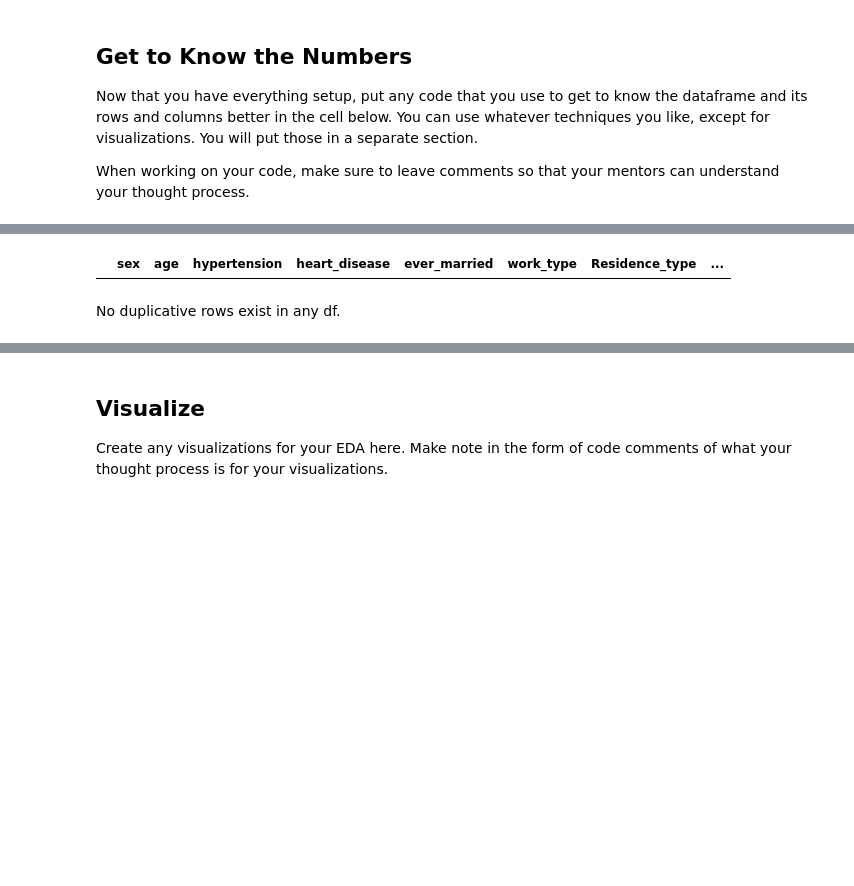
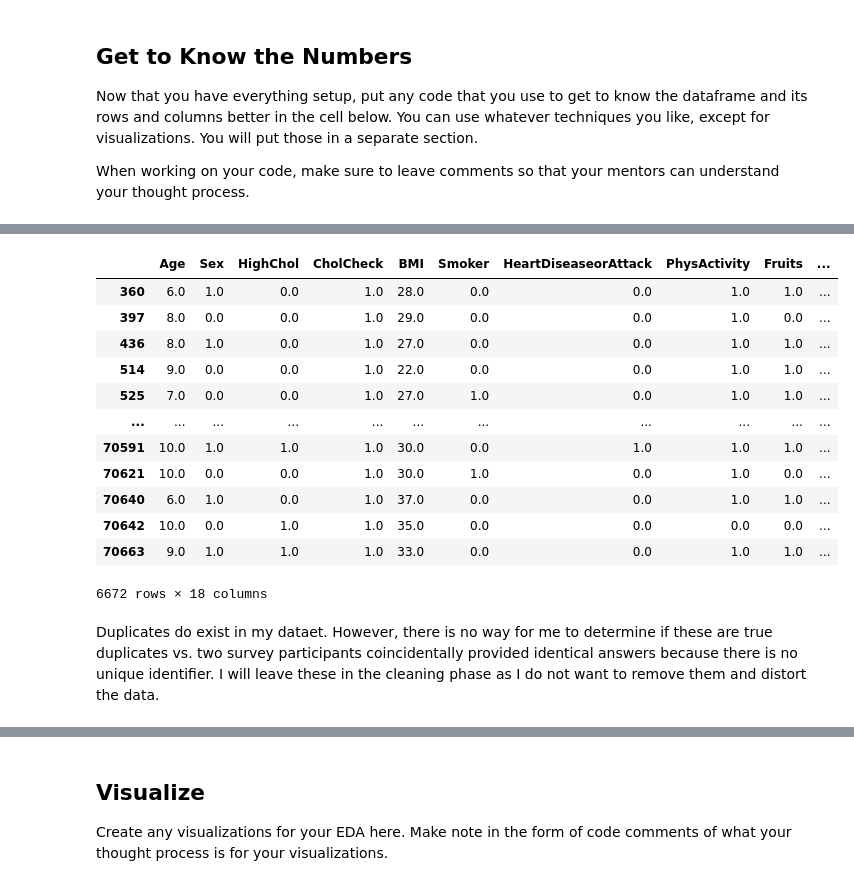
Before and after one commit to mcampbell07/eda-checkpoint, a Jupyter notebook: checkpoint-two.ipynb, the cells around one changed output, grey strips where cells are left out. Drawn from its saved outputs; the diff is of its cells as text; code cells hidden in the pictures; blank space fills up the shorter version.

```diff
--- a/checkpoint-two.ipynb
+++ b/checkpoint-two.ipynb
@@ -304,9 +145,19 @@ These results make sense as most of the data represents answers to "yes" or "no"
 # %%
 # checking for any duplicate entires
 diabetes_df.loc[diabetes_df.duplicated()]
-hypertension_df.loc[hypertension_df.duplicated()]
-stroke_df.loc[stroke_df.duplicated()]
 # %% [output]
-|  | sex | age | hypertension | heart_disease | ever_married | work_type | Residence_type | ... |
+|  | Age | Sex | HighChol | CholCheck | BMI | Smoker | HeartDiseaseorAttack | PhysActivity | Fruits | ... |
+| 360 | 6.0 | 1.0 | 0.0 | 1.0 | 28.0 | 0.0 | 0.0 | 1.0 | 1.0 | ... |
+| 397 | 8.0 | 0.0 | 0.0 | 1.0 | 29.0 | 0.0 | 0.0 | 1.0 | 0.0 | ... |
+| 436 | 8.0 | 1.0 | 0.0 | 1.0 | 27.0 | 0.0 | 0.0 | 1.0 | 1.0 | ... |
+| 514 | 9.0 | 0.0 | 0.0 | 1.0 | 22.0 | 0.0 | 0.0 | 1.0 | 1.0 | ... |
+| 525 | 7.0 | 0.0 | 0.0 | 1.0 | 27.0 | 1.0 | 0.0 | 1.0 | 1.0 | ... |
+| ... | ... | ... | ... | ... | ... | ... | ... | ... | ... | ... |
+| 70591 | 10.0 | 1.0 | 1.0 | 1.0 | 30.0 | 0.0 | 1.0 | 1.0 | 1.0 | ... |
+| 70621 | 10.0 | 0.0 | 0.0 | 1.0 | 30.0 | 1.0 | 0.0 | 1.0 | 0.0 | ... |
+| 70640 | 6.0 | 1.0 | 0.0 | 1.0 | 37.0 | 0.0 | 0.0 | 1.0 | 1.0 | ... |
+| 70642 | 10.0 | 0.0 | 1.0 | 1.0 | 35.0 | 0.0 | 0.0 | 0.0 | 0.0 | ... |
+| 70663 | 9.0 | 1.0 | 1.0 | 1.0 | 33.0 | 0.0 | 0.0 | 1.0 | 1.0 | ... |
+6672 rows × 18 columns
-# %% [markdown]
-No duplicative rows exist in any df.
+# %% [markdown]
+Duplicates do exist in my dataet. However, there is no way for me to determine if these are true duplicates vs. two survey participants coincidentally provided identical answers because there is no unique identifier. I will leave these in the cleaning phase as I do not want to remove them and distort the data.
```
Also changed, not shown: parts of 30 cells of this notebook.
